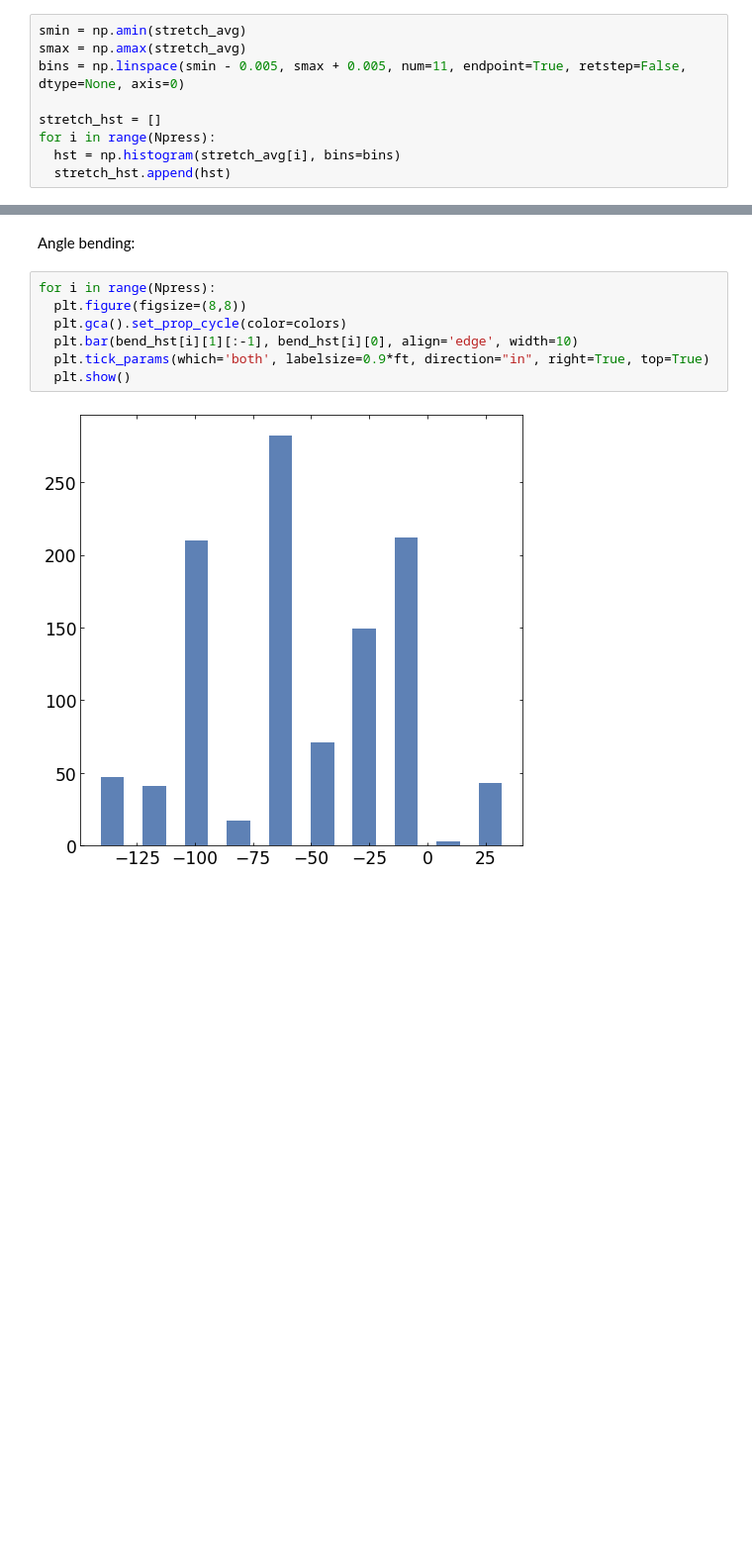
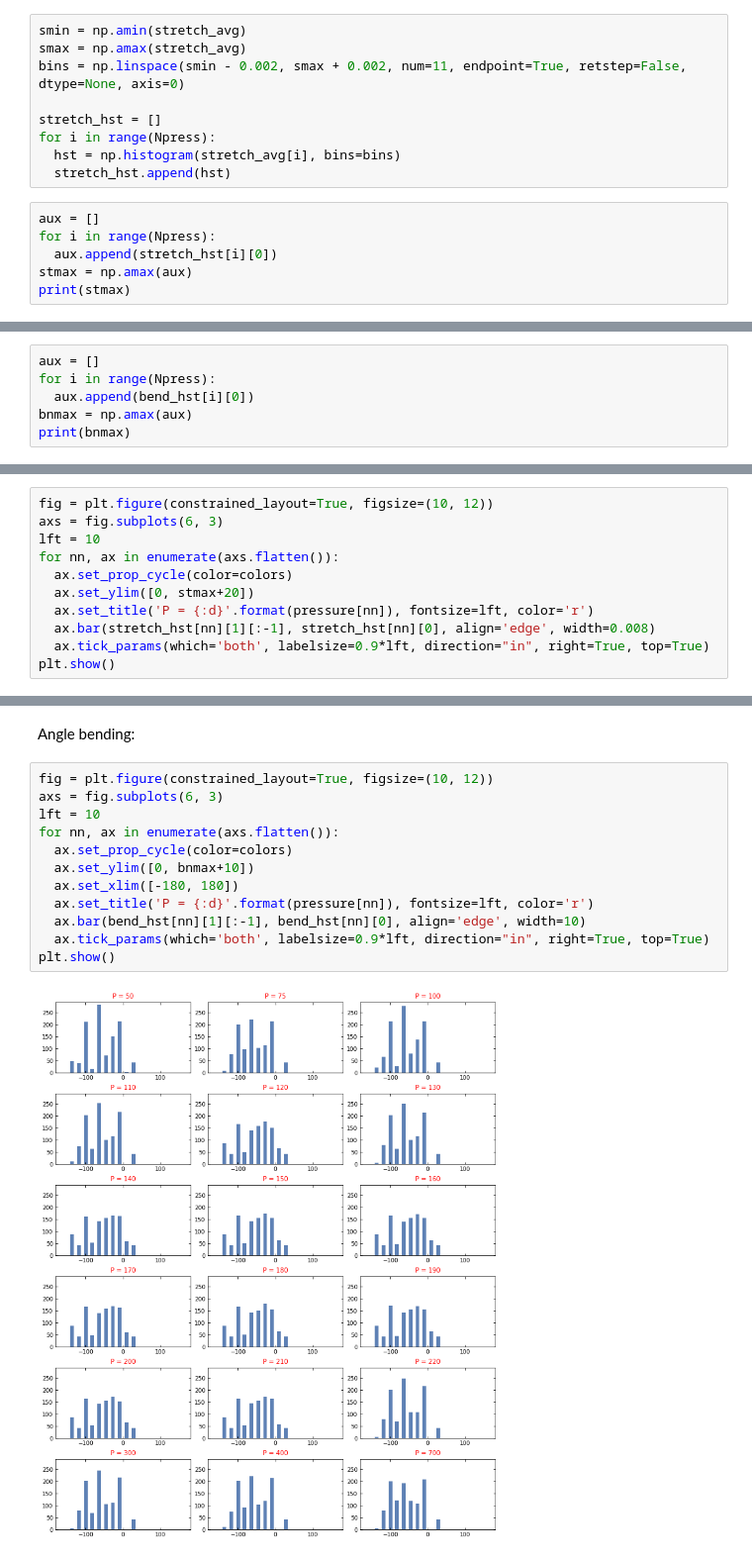
Before and after one commit to profesorperez/asphaltene_depressurization, a Jupyter notebook: asphaltene_deformations.ipynb, the cells around one changed output, grey strips where cells are left out. Shown at 99% size. Drawn from its saved outputs; the diff is of its cells as text; blank space fills up the shorter version.

```diff
--- a/asphaltene_deformations.ipynb
+++ b/asphaltene_deformations.ipynb
@@ -410,9 +410,15 @@ Axis 1 corresponds to 2D tuples
 # %%
 smin = np.amin(stretch_avg)
 smax = np.amax(stretch_avg)
-bins = np.linspace(smin - 0.005, smax + 0.005, num=11, endpoint=True, retstep=False, dtype=None, axis=0)
+bins = np.linspace(smin - 0.002, smax + 0.002, num=11, endpoint=True, retstep=False, dtype=None, axis=0)
 
 stretch_hst = []
 for i in range(Npress):
   hst = np.histogram(stretch_avg[i], bins=bins)
   stretch_hst.append(hst)
+# %%
+aux = []
+for i in range(Npress):
+  aux.append(stretch_hst[i][0])
+stmax = np.amax(aux)
+print(stmax)
@@ -425,3 +433,9 @@ bend_hst = []
 for i in range(Npress):
   hst = np.histogram(bend_avg[i], bins=bins)
   bend_hst.append(hst)
+# %%
+aux = []
+for i in range(Npress):
+  aux.append(bend_hst[i][0])
+bnmax = np.amax(aux)
+print(bnmax)
@@ -452,0 +448,11 @@ for i in range(Npress):
+# %%
+fig = plt.figure(constrained_layout=True, figsize=(10, 12))
+axs = fig.subplots(6, 3)
+lft = 10
+for nn, ax in enumerate(axs.flatten()):
+  ax.set_prop_cycle(color=colors)
+  ax.set_ylim([0, stmax+20])
+  ax.set_title('P = {:d}'.format(pressure[nn]), fontsize=lft, color='r')
+  ax.bar(stretch_hst[nn][1][:-1], stretch_hst[nn][0], align='edge', width=0.008)
+  ax.tick_params(which='both', labelsize=0.9*lft, direction="in", right=True, top=True)
+plt.show()
@@ -453,11 +471,16 @@ for i in range(Npress):
 # %% [markdown]
 Angle bending:
 # %%
-for i in range(Npress):
-  plt.figure(figsize=(8,8))
-  plt.gca().set_prop_cycle(color=colors)
-  plt.bar(bend_hst[i][1][:-1], bend_hst[i][0], align='edge', width=10)
-  plt.tick_params(which='both', labelsize=0.9*ft, direction="in", right=True, top=True)
-  plt.show()
+fig = plt.figure(constrained_layout=True, figsize=(10, 12))
+axs = fig.subplots(6, 3)
+lft = 10
+for nn, ax in enumerate(axs.flatten()):
+  ax.set_prop_cycle(color=colors)
+  ax.set_ylim([0, bnmax+10])
+  ax.set_xlim([-180, 180])
+  ax.set_title('P = {:d}'.format(pressure[nn]), fontsize=lft, color='r')
+  ax.bar(bend_hst[nn][1][:-1], bend_hst[nn][0], align='edge', width=10)
+  ax.tick_params(which='both', labelsize=0.9*lft, direction="in", right=True, top=True)
+plt.show()
 # %% [output]
-[figure, old version]
+[figure, new version]
```
Also changed, not shown: parts of 7 cells of this notebook.
